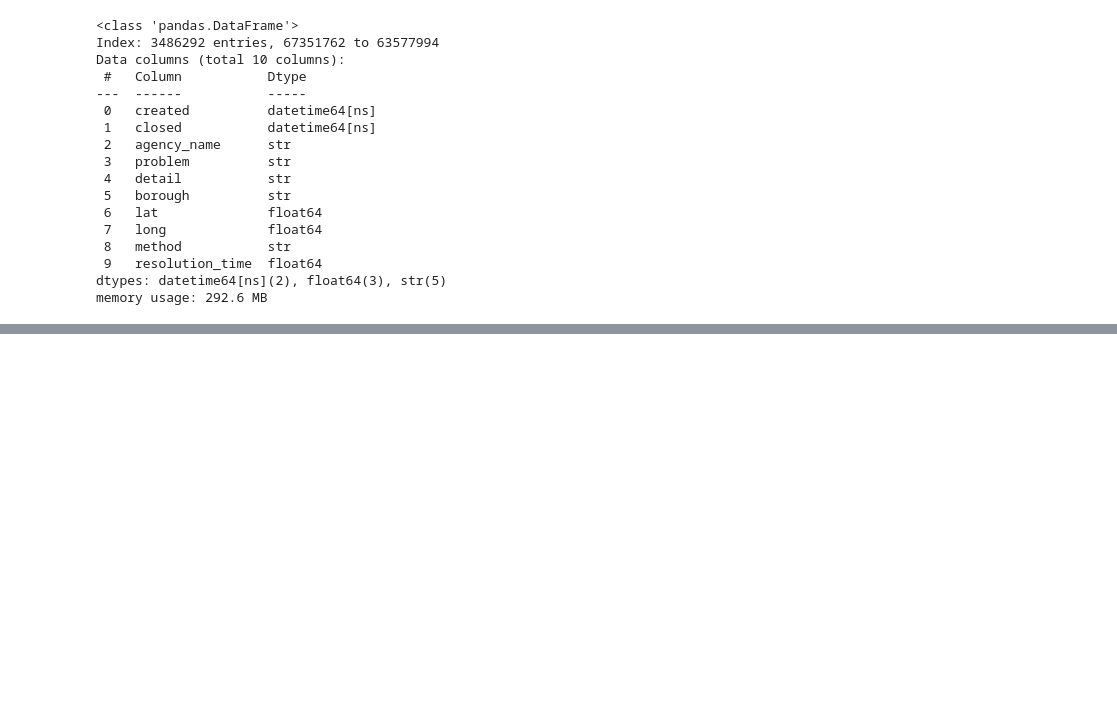
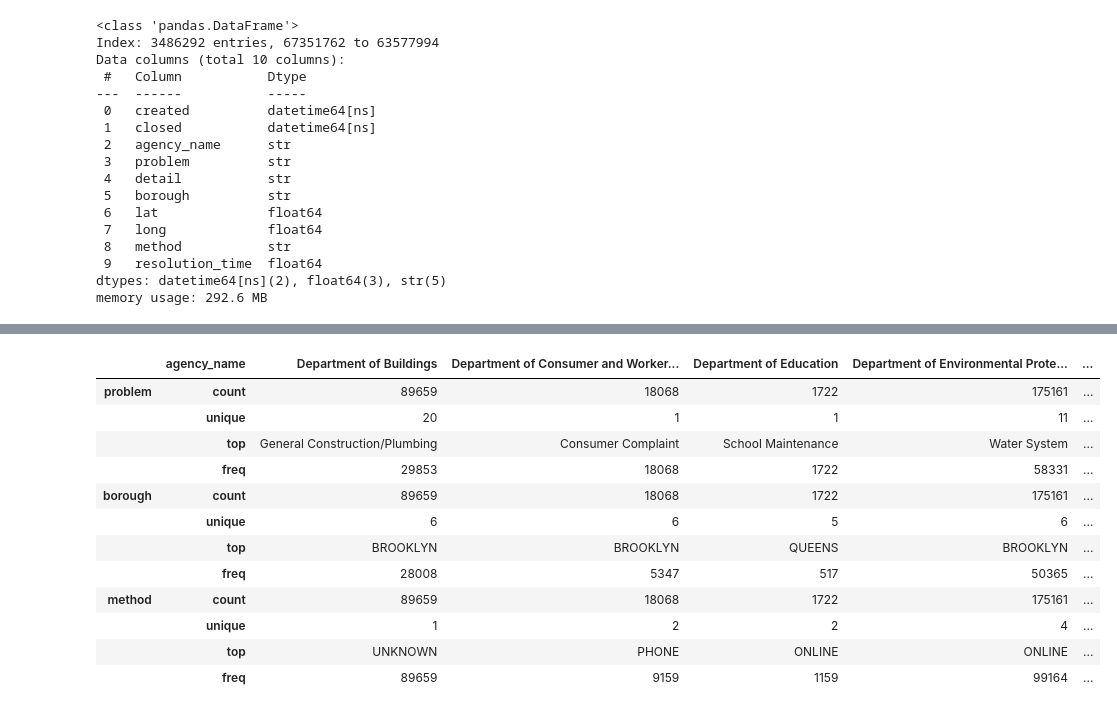
Before and after one commit to luisjaco/nyc-311, a Jupyter notebook: notebooks/exploratory_data_analysis.ipynb, the cells around one changed output, grey strips where cells are left out. Saved outputs shown, nothing was run; the diff lists cells and outputs as text; code cells hidden in the pictures; blank space fills up the shorter version.

```diff
--- a/notebooks/exploratory_data_analysis.ipynb
+++ b/notebooks/exploratory_data_analysis.ipynb
@@ -99,0 +150,17 @@ df.describe(include='all')
+# %%
+# describe categorical variables
+df.groupby('agency_name')[['problem', 'borough', 'method']].describe(include='str').T
+# %% [output]
+|  | agency_name | Department of Buildings | Department of Consumer and Worker... | Department of Education | Department of Environmental Prote... | ... |
+| problem | count | 89659 | 18068 | 1722 | 175161 | ... |
+|  | unique | 20 | 1 | 1 | 11 | ... |
+|  | top | General Construction/Plumbing | Consumer Complaint | School Maintenance | Water System | ... |
+|  | freq | 29853 | 18068 | 1722 | 58331 | ... |
+| borough | count | 89659 | 18068 | 1722 | 175161 | ... |
+|  | unique | 6 | 6 | 5 | 6 | ... |
+|  | top | BROOKLYN | BROOKLYN | QUEENS | BROOKLYN | ... |
+|  | freq | 28008 | 5347 | 517 | 50365 | ... |
+| method | count | 89659 | 18068 | 1722 | 175161 | ... |
+|  | unique | 1 | 2 | 2 | 4 | ... |
+|  | top | UNKNOWN | PHONE | ONLINE | ONLINE | ... |
+|  | freq | 89659 | 9159 | 1159 | 99164 | ... |
```
Also changed, not shown: parts of 10 cells of this notebook.
